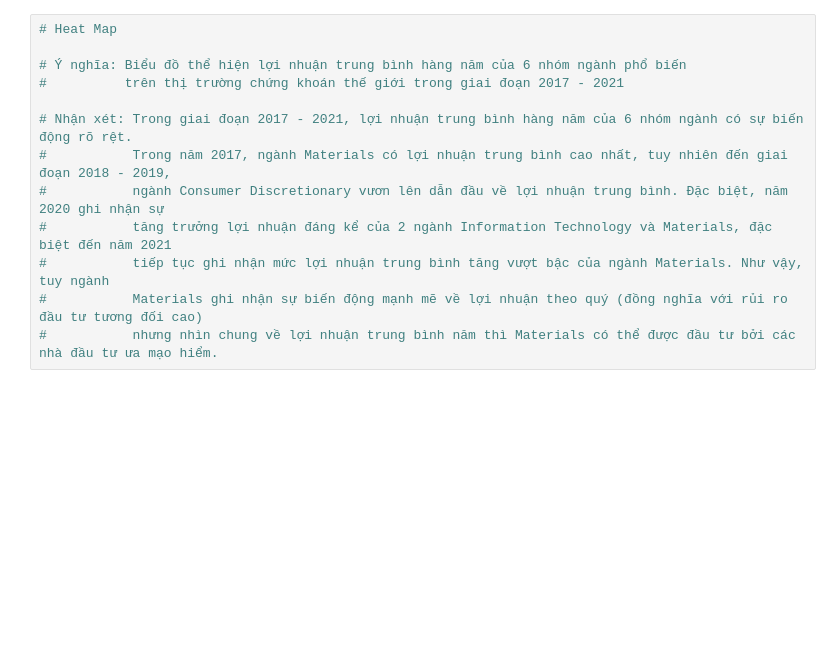
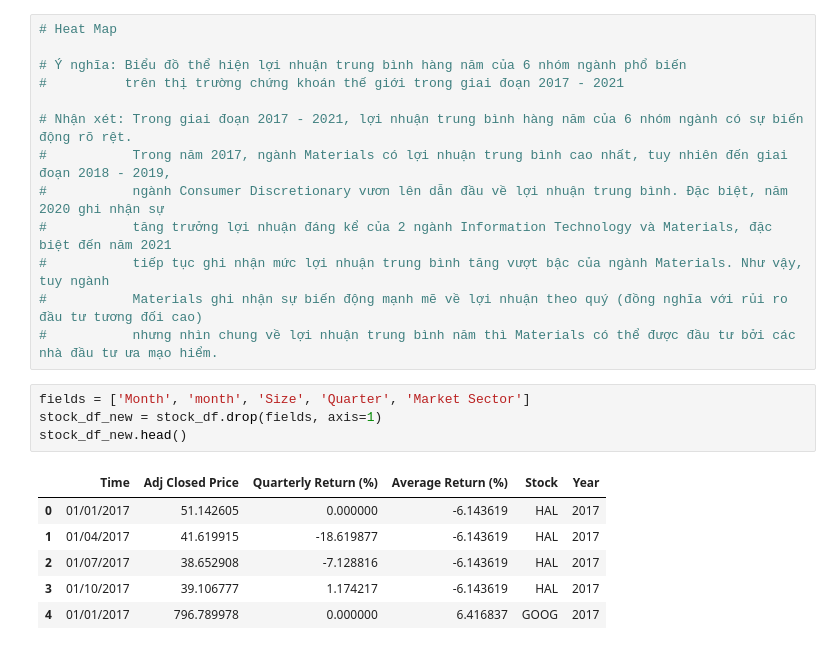
Before and after one commit to daiphuong2801/Seaborn_Tutorials, a Jupyter notebook: STOCK CASE STUDY.ipynb, the cells around one changed output. Cells and saved outputs as stored; diff of their text form; blank space fills up the shorter version.

```diff
--- a/STOCK CASE STUDY.ipynb
+++ b/STOCK CASE STUDY.ipynb
@@ -127,3 +127,14 @@ ax.set_xticklabels(xticks, rotation = 0, fontsize = 15)
 #           tiếp tục ghi nhận mức lợi nhuận trung bình tăng vượt bậc của ngành Materials. Như vậy, tuy ngành
 #           Materials ghi nhận sự biến động mạnh mẽ về lợi nhuận theo quý (đồng nghĩa với rủi ro đầu tư tương đối cao)
 #           nhưng nhìn chung về lợi nhuận trung bình năm thì Materials có thể được đầu tư bởi các nhà đầu tư ưa mạo hiểm.
+# %%
+fields = ['Month', 'month', 'Size', 'Quarter', 'Market Sector']
+stock_df_new = stock_df.drop(fields, axis=1)
+stock_df_new.head()
+# %% [output]
+|  | Time | Adj Closed Price | Quarterly Return (%) | Average Return (%) | Stock | Year |
+| 0 | 01/01/2017 | 51.142605 | 0.000000 | -6.143619 | HAL | 2017 |
+| 1 | 01/04/2017 | 41.619915 | -18.619877 | -6.143619 | HAL | 2017 |
+| 2 | 01/07/2017 | 38.652908 | -7.128816 | -6.143619 | HAL | 2017 |
+| 3 | 01/10/2017 | 39.106777 | 1.174217 | -6.143619 | HAL | 2017 |
+| 4 | 01/01/2017 | 796.789978 | 0.000000 | 6.416837 | GOOG | 2017 |
```
Also changed, not shown: parts of 11 cells of this notebook.
